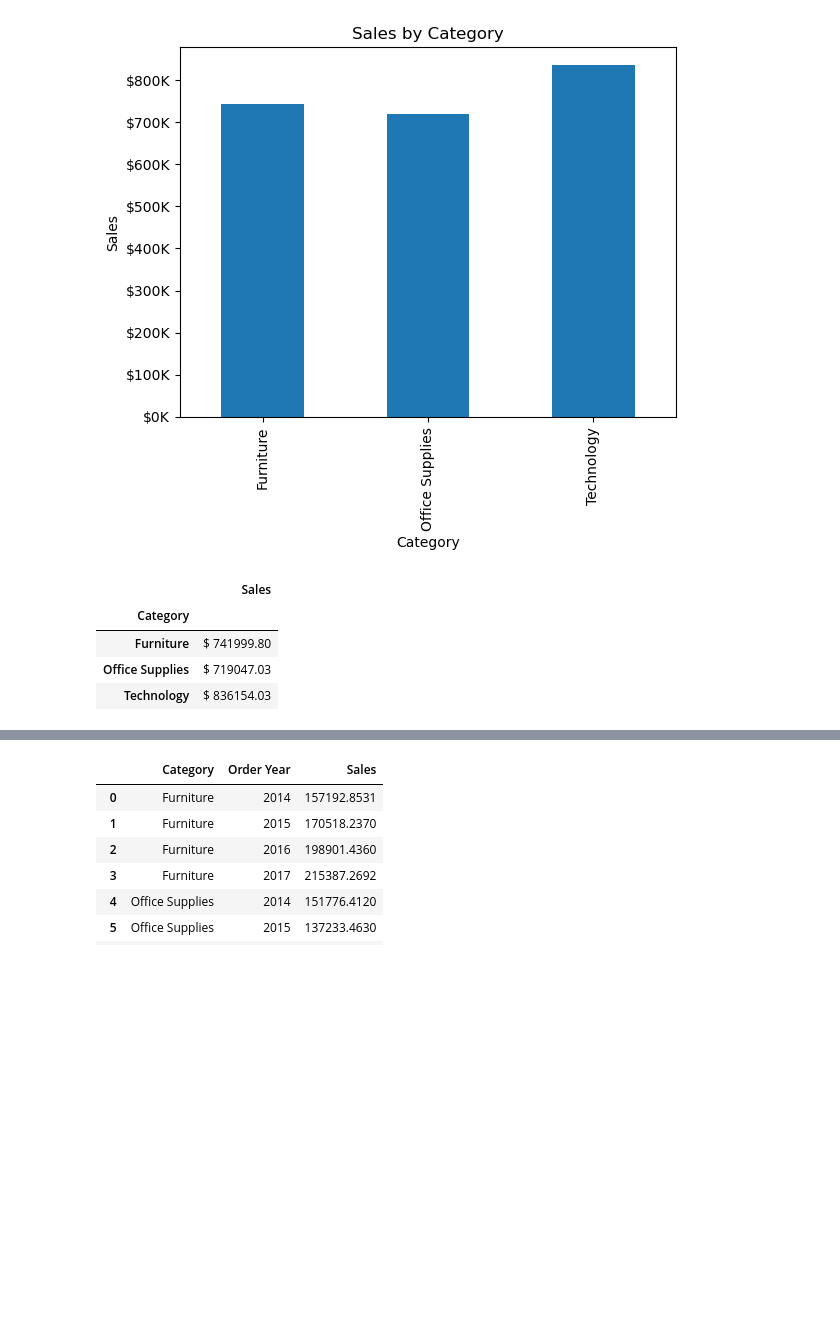
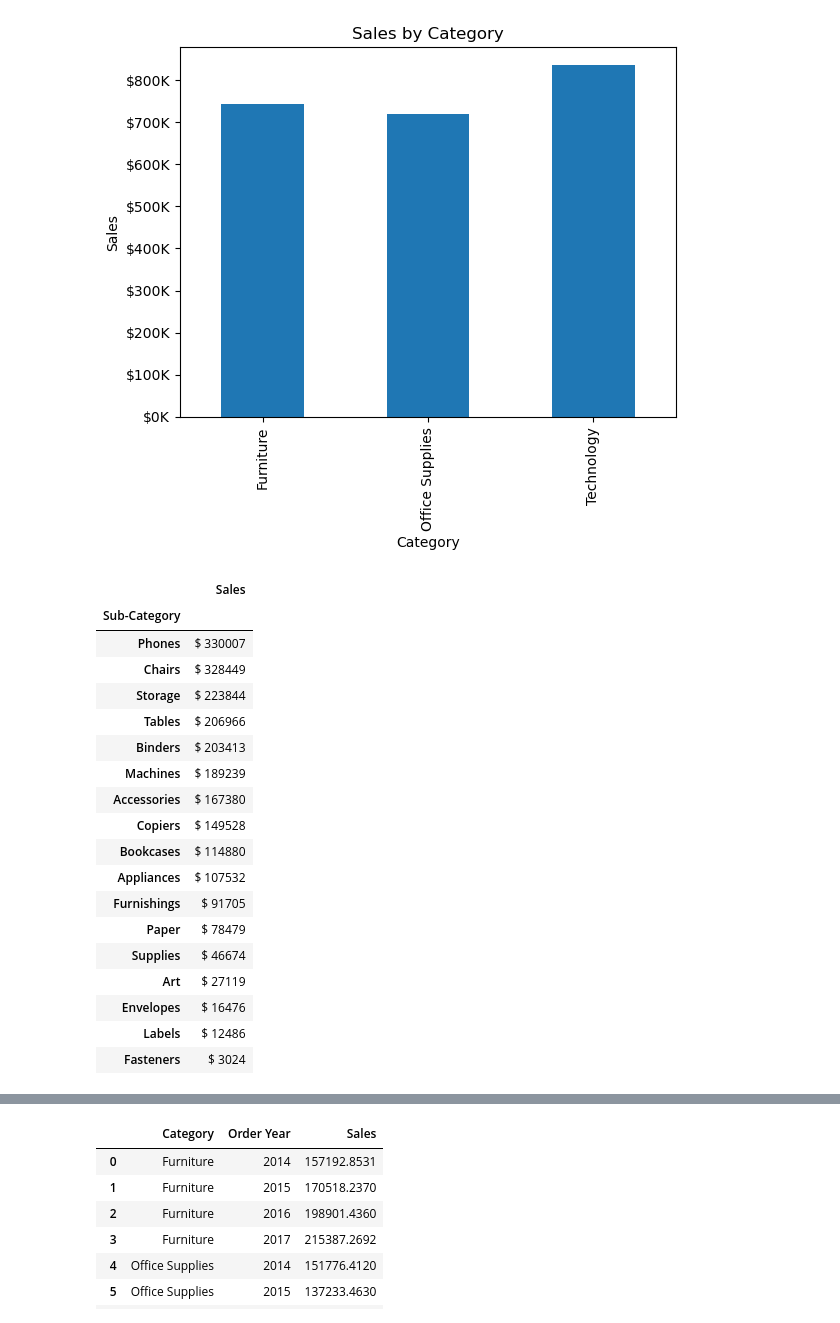
Before and after one commit to jmpealy/project-4-ML-integration, a Jupyter notebook: main.ipynb, the cells around one changed output, grey strips where cells are left out. Cells and saved outputs as stored; diff of their text form; code cells hidden in the pictures; blank space fills up the shorter version.

```diff
--- a/main.ipynb
+++ b/main.ipynb
@@ -124,17 +124,31 @@ plt.show()
 # %%
 # Bar chart that shows sales by category
 sub_category_sales = df.groupby('Sub-Category')['Sales'].sum()
 sub_category_sales = sub_category_sales.sort_values(ascending=False)
-formatted_sub_category_sales = sub_category_sales.map('$ {:.2f}'.format)
+formatted_sub_category_sales = sub_category_sales.map('$ {:.0f}'.format)
 
-sub_category_sales_df = pd.DataFrame(formatted_category_sales)
+sub_category_sales_df = pd.DataFrame(formatted_sub_category_sales)
 sub_category_sales_df
 # %% [output]
 |  | Sales |
-| Category |  |
-| Furniture | $ 741999.80 |
-| Office Supplies | $ 719047.03 |
-| Technology | $ 836154.03 |
+| Sub-Category |  |
+| Phones | $ 330007 |
+| Chairs | $ 328449 |
+| Storage | $ 223844 |
+| Tables | $ 206966 |
+| Binders | $ 203413 |
+| Machines | $ 189239 |
+| Accessories | $ 167380 |
+| Copiers | $ 149528 |
+| Bookcases | $ 114880 |
+| Appliances | $ 107532 |
+| Furnishings | $ 91705 |
+| Paper | $ 78479 |
+| Supplies | $ 46674 |
+| Art | $ 27119 |
+| Envelopes | $ 16476 |
+| Labels | $ 12486 |
+| Fasteners | $ 3024 |
 # %%
 def currency_formatter(x, pos):
     return f"${x/1000:,.0f}K"
```
Also changed, not shown: parts of 1 cell of this notebook, 1 other file.
